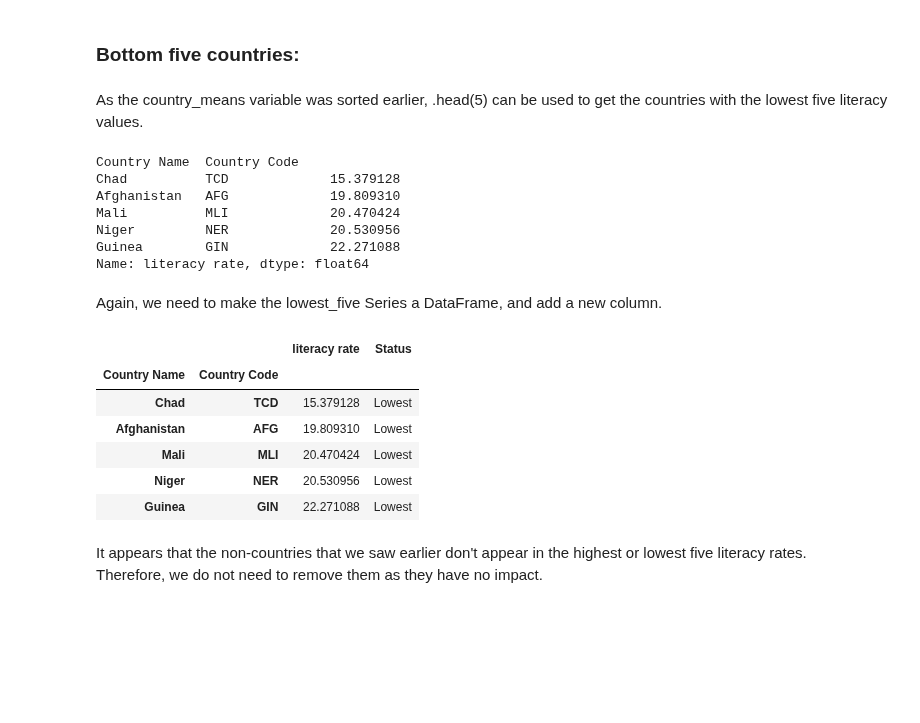
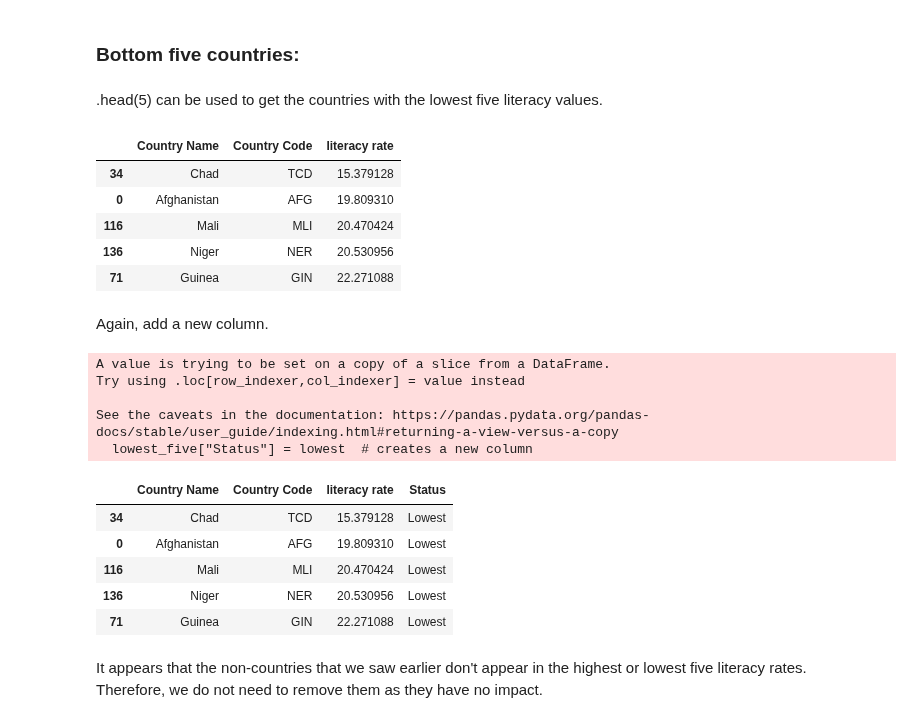
Before and after one commit to nf-97/literacy-project, a Jupyter notebook: adult-female-literacy-dc.ipynb, the cells around one changed output. Cells and saved outputs as stored; diff of their text form; code cells hidden in the pictures; blank space fills up the shorter version.

```diff
--- a/adult-female-literacy-dc.ipynb
+++ b/adult-female-literacy-dc.ipynb
@@ -604,4 +427,5 @@ We will end up with a single value that shows the country's **current** adult fe
 # %%
-country_means = df_melt.groupby(['Country Name', 'Country Code'])["literacy rate"].mean().sort_values(ascending=True) # sort the countries from lowest to highest mean literacy rate
-country_means.head(25)
+country_means = df_melt.groupby(['Country Name', 'Country Code'])["literacy rate"].mean() # sort the countries from lowest to highest mean literacy rate
+country_means = pd.DataFrame(country_means).reset_index().sort_values(by="Country Name", ascending=True)
+country_means.head(30)
 # %% [output]
@@ -663,0 +492,3 @@ sns.lmplot(x='literacy rate', y='year' , data=to_plot, hue=None)
+# %%
+country_means = country_means.sort_values(by="literacy rate", ascending=True)
+country_means
@@ -697,36 +543,38 @@ highest_five_df
 # %% [markdown]
 ### Bottom five countries:
 # %% [markdown]
-As the country_means variable was sorted earlier, .head(5) can be used to get the countries with the lowest five literacy values.
+ .head(5) can be used to get the countries with the lowest five literacy values.
 # %%
+
 lowest_five = country_means.head(5)
 lowest_five
 # %% [output]
-Country Name  Country Code
-Chad          TCD             15.379128
-Afghanistan   AFG             19.809310
-Mali          MLI             20.470424
-Niger         NER             20.530956
-Guinea        GIN             22.271088
-Name: literacy rate, dtype: float64
+|  | Country Name | Country Code | literacy rate |
+| 34 | Chad | TCD | 15.379128 |
+| 0 | Afghanistan | AFG | 19.809310 |
+| 116 | Mali | MLI | 20.470424 |
+| 136 | Niger | NER | 20.530956 |
+| 71 | Guinea | GIN | 22.271088 |
 # %% [markdown]
-Again, we need to make the lowest_five Series a DataFrame, and add a new column.
+Again, add a new column.
 # %%
-lowest_five_df = pd.DataFrame(lowest_five)  # transforms the Series into a DataFrame
+lowest = ["Lowest" for i in range(0, (len(lowest_five)))]  # repeats 'Lowest' five times, so we can add it as a column to the DataFrame
 
-lowest = ["Lowest" for i in range(0, (len(highest_five_df)))]  # repeats 'Lowest' five times, so we can add it as a column to the DataFrame
+lowest_five["Status"] = lowest  # creates a new column
 
-lowest_five_df["Status"] = lowest  # creates a new column
-
-lowest_five_df
+lowest_five
 # %% [output]
+A value is trying to be set on a copy of a slice from a DataFrame.
+Try using .loc[row_indexer,col_indexer] = value instead
+
+See the caveats in the documentation: https://pandas.pydata.org/pandas-docs/stable/user_guide/indexing.html#returning-a-view-versus-a-copy
+  lowest_five["Status"] = lowest  # creates a new column
-|  |  | literacy rate | Status |
-| Country Name | Country Code |  |  |
-| Chad | TCD | 15.379128 | Lowest |
-| Afghanistan | AFG | 19.809310 | Lowest |
-| Mali | MLI | 20.470424 | Lowest |
-| Niger | NER | 20.530956 | Lowest |
-| Guinea | GIN | 22.271088 | Lowest |
+|  | Country Name | Country Code | literacy rate | Status |
+| 34 | Chad | TCD | 15.379128 | Lowest |
+| 0 | Afghanistan | AFG | 19.809310 | Lowest |
+| 116 | Mali | MLI | 20.470424 | Lowest |
+| 136 | Niger | NER | 20.530956 | Lowest |
+| 71 | Guinea | GIN | 22.271088 | Lowest |
 # %% [markdown]
 It appears that the non-countries that we saw earlier don't appear in the highest or lowest five literacy rates. <br>
 Therefore, we do not need to remove them as they have no impact.
```
Also changed, not shown: parts of 60 cells of this notebook.
